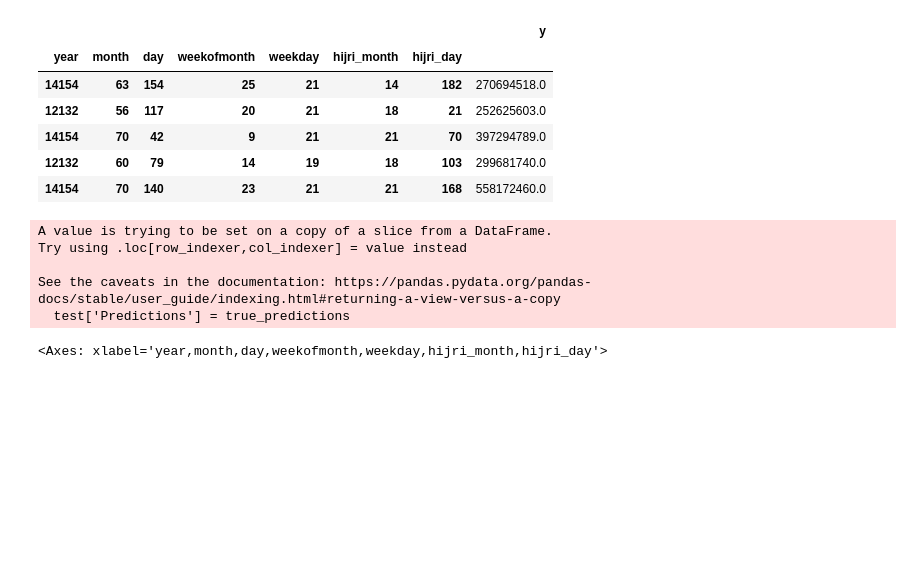
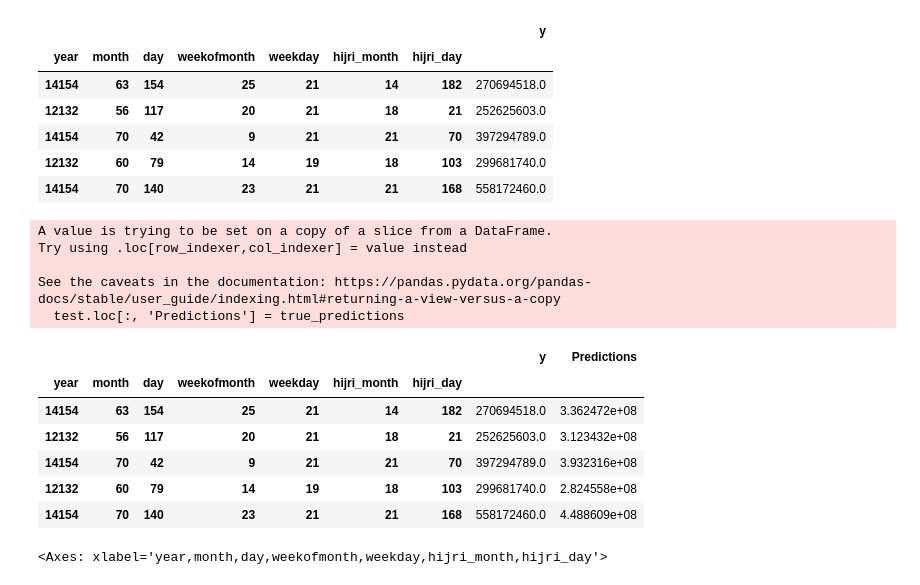
Before and after one commit to JstKhalid/Revenue-Regression, a Jupyter notebook: RNNWeeklyDataManipulation.ipynb, the cells around one changed output. Drawn from its saved outputs; the diff is of its cells as text; code cells hidden in the pictures; blank space fills up the shorter version.

```diff
--- a/RNNWeeklyDataManipulation.ipynb
+++ b/RNNWeeklyDataManipulation.ipynb
@@ -295,13 +295,21 @@ test.head()
 # %%
 true_predictions = scaler.inverse_transform(test_predictions)
 # %%
-test['Predictions'] = true_predictions
+test.loc[:, 'Predictions'] = true_predictions
+test.head()
 # %% [output]
 A value is trying to be set on a copy of a slice from a DataFrame.
 Try using .loc[row_indexer,col_indexer] = value instead
 
 See the caveats in the documentation: https://pandas.pydata.org/pandas-docs/stable/user_guide/indexing.html#returning-a-view-versus-a-copy
-  test['Predictions'] = true_predictions
+  test.loc[:, 'Predictions'] = true_predictions
+|  |  |  |  |  |  |  | y | Predictions |
+| year | month | day | weekofmonth | weekday | hijri_month | hijri_day |  |  |
+| 14154 | 63 | 154 | 25 | 21 | 14 | 182 | 270694518.0 | 3.362472e+08 |
+| 12132 | 56 | 117 | 20 | 21 | 18 | 21 | 252625603.0 | 3.123432e+08 |
+| 14154 | 70 | 42 | 9 | 21 | 21 | 70 | 397294789.0 | 3.932316e+08 |
+| 12132 | 60 | 79 | 14 | 19 | 18 | 103 | 299681740.0 | 2.824558e+08 |
+| 14154 | 70 | 140 | 23 | 21 | 21 | 168 | 558172460.0 | 4.488609e+08 |
 # %%
 test.plot(figsize=(14,5))
 # %% [output]
```
Also changed, not shown: parts of 7 cells of this notebook, 4 other files.
